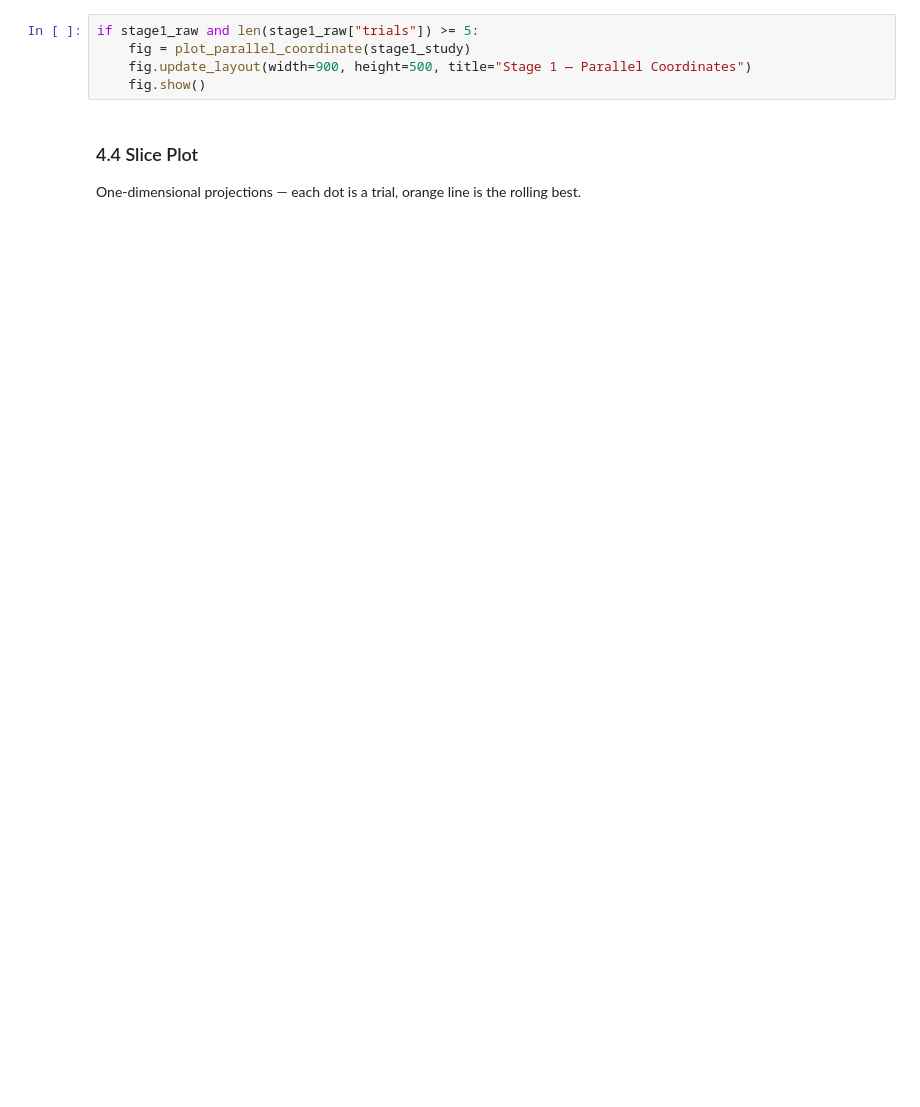
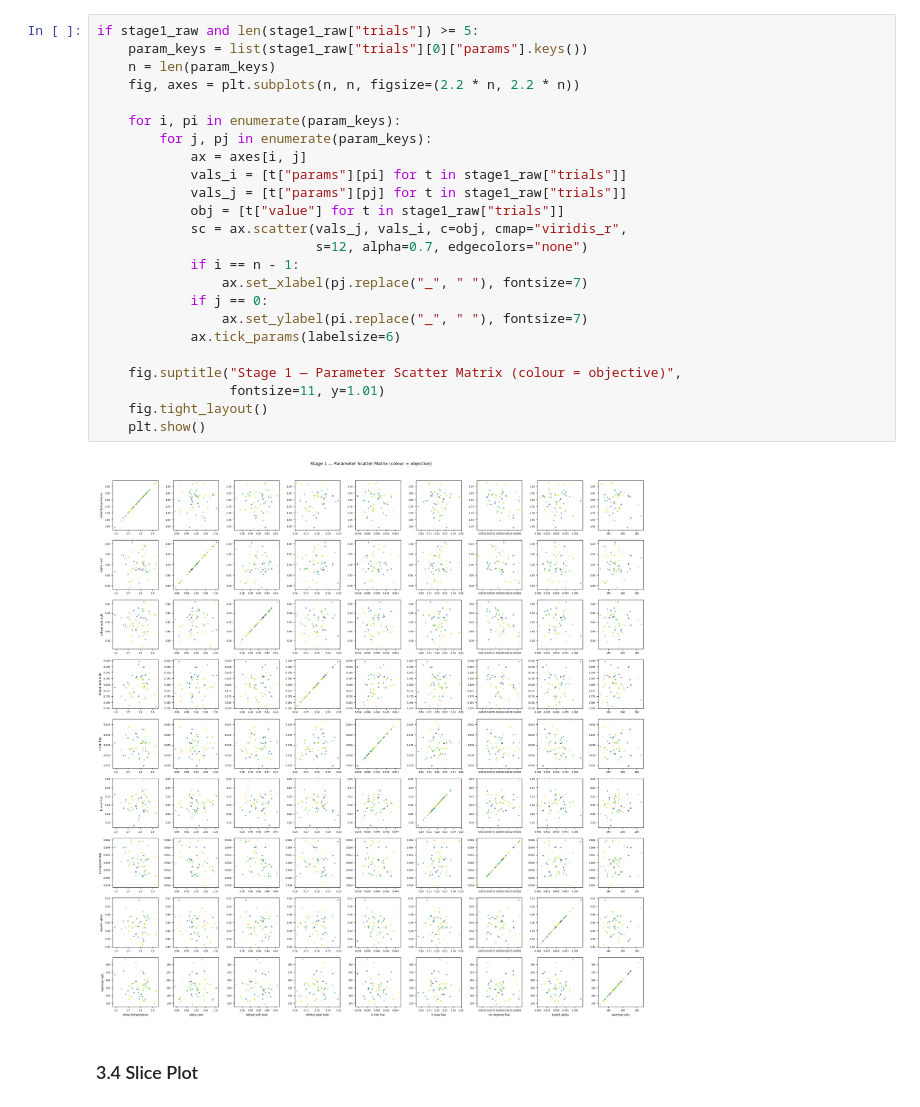
Before and after one commit to amine-kherroubi/optimization, a Jupyter notebook: bin_packing_optimization/hybrid_learning_metaheuristics/hybrid_alns/parameter_tuning/parameter_tuning.ipynb, the cells around one changed output. Cells and saved outputs as stored; diff of their text form; blank space fills up the shorter version.

```diff
--- a/bin_packing_optimization/hybrid_learning_metaheuristics/hybrid_alns/parameter_tuning/parameter_tuning.ipynb
+++ b/bin_packing_optimization/hybrid_learning_metaheuristics/hybrid_alns/parameter_tuning/parameter_tuning.ipynb
@@ -345,11 +324,30 @@ Each line is one trial. Colour encodes the objective value. This reveals correla
 # %%
 if stage1_raw and len(stage1_raw["trials"]) >= 5:
-    fig = plot_parallel_coordinate(stage1_study)
-    fig.update_layout(width=900, height=500, title="Stage 1 — Parallel Coordinates")
-    fig.show()
+    param_keys = list(stage1_raw["trials"][0]["params"].keys())
+    n = len(param_keys)
+    fig, axes = plt.subplots(n, n, figsize=(2.2 * n, 2.2 * n))
+
+    for i, pi in enumerate(param_keys):
+        for j, pj in enumerate(param_keys):
+            ax = axes[i, j]
+            vals_i = [t["params"][pi] for t in stage1_raw["trials"]]
+            vals_j = [t["params"][pj] for t in stage1_raw["trials"]]
+            obj = [t["value"] for t in stage1_raw["trials"]]
+            sc = ax.scatter(vals_j, vals_i, c=obj, cmap="viridis_r",
+                            s=12, alpha=0.7, edgecolors="none")
+            if i == n - 1:
+                ax.set_xlabel(pj.replace("_", " "), fontsize=7)
+            if j == 0:
+                ax.set_ylabel(pi.replace("_", " "), fontsize=7)
+            ax.tick_params(labelsize=6)
+
+    fig.suptitle("Stage 1 — Parameter Scatter Matrix (colour = objective)",
+                 fontsize=11, y=1.01)
+    fig.tight_layout()
+    plt.show()
+# %% [output]
+[figure, added]
 # %% [markdown]
-### 4.4 Slice Plot
-
-One-dimensional projections — each dot is a trial, orange line is the rolling best.
+### 3.4 Slice Plot
 # %%
 if stage1_raw:
```
Also changed, not shown: parts of 55 cells of this notebook, 2 other files.
